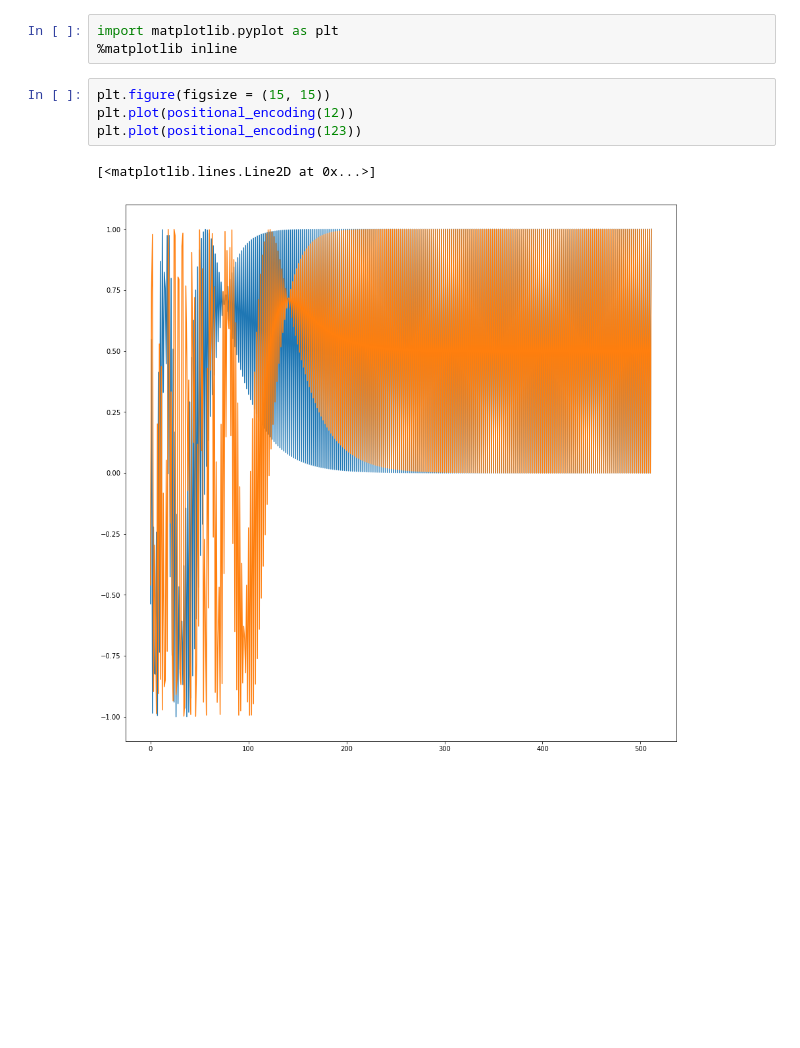
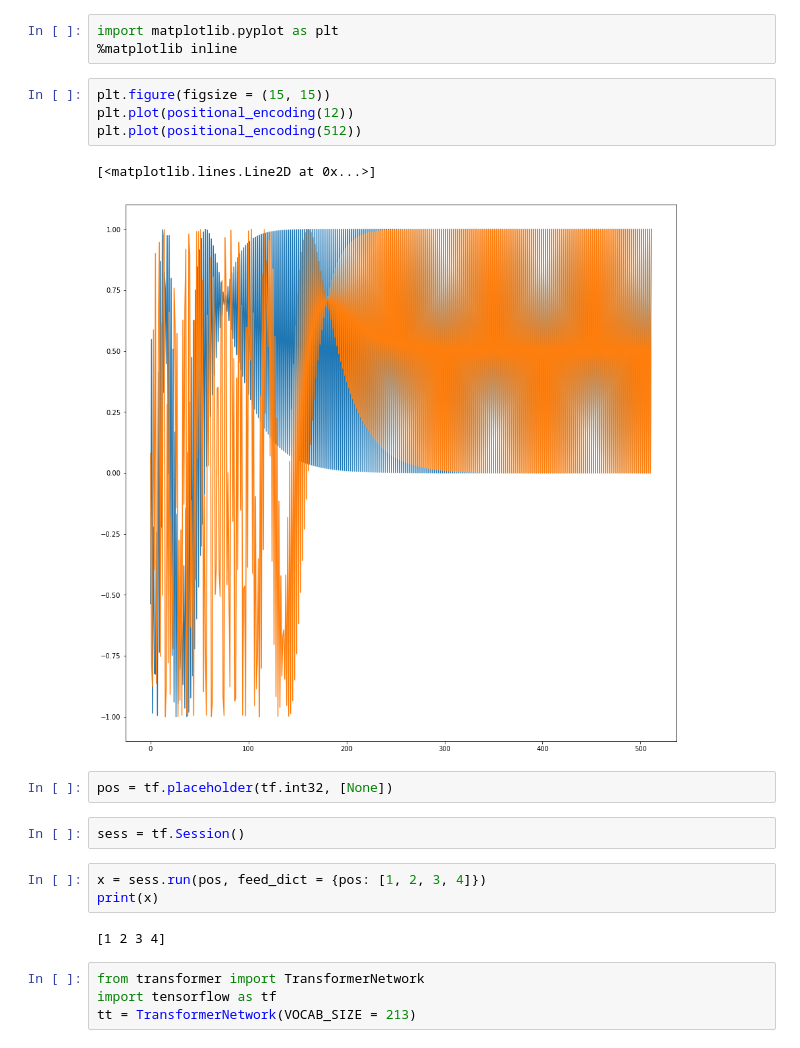
Before and after one commit to yashbonde/transformer_network_tensorflow, a Jupyter notebook: tutorial/junk.ipynb, the cells around one changed output. Drawn from its saved outputs; the diff is of its cells as text; blank space fills up the shorter version.

```diff
--- a/tutorial/junk.ipynb
+++ b/tutorial/junk.ipynb
@@ -224,7 +226,20 @@ import matplotlib.pyplot as plt
 # %%
 plt.figure(figsize = (15, 15))
 plt.plot(positional_encoding(12))
-plt.plot(positional_encoding(123))
+plt.plot(positional_encoding(512))
 # %% [output]
 [<matplotlib.lines.Line2D at 0x...>]
-[figure, old version]
+[figure, new version]
+# %%
+pos = tf.placeholder(tf.int32, [None])
+# %%
+sess = tf.Session()
+# %%
+x = sess.run(pos, feed_dict = {pos: [1, 2, 3, 4]})
+print(x)
+# %% [output]
+[1 2 3 4]
+# %%
+from transformer import TransformerNetwork
+import tensorflow as tf
+tt = TransformerNetwork(VOCAB_SIZE = 213)
```
Also changed, not shown: parts of 9 cells of this notebook.
